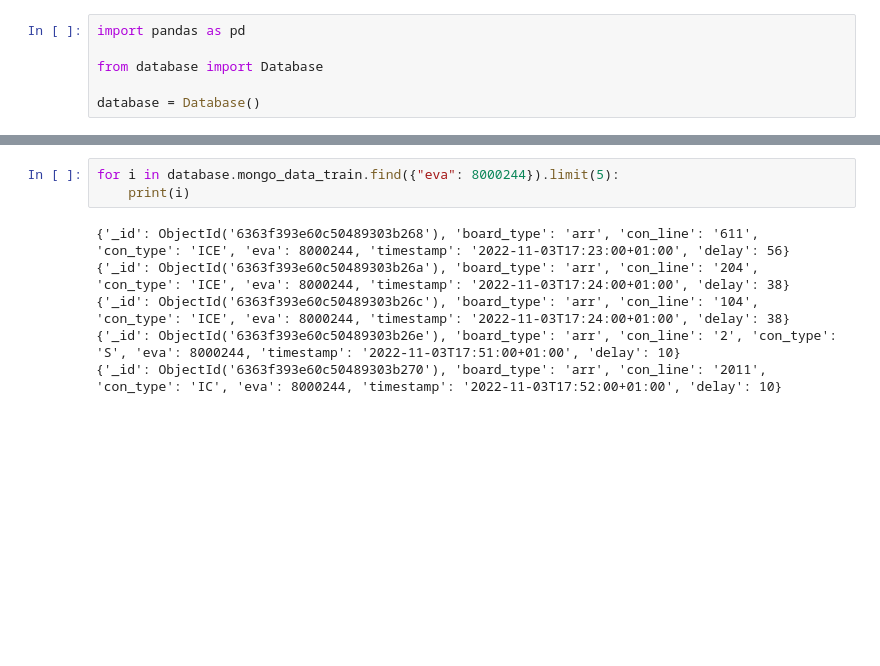
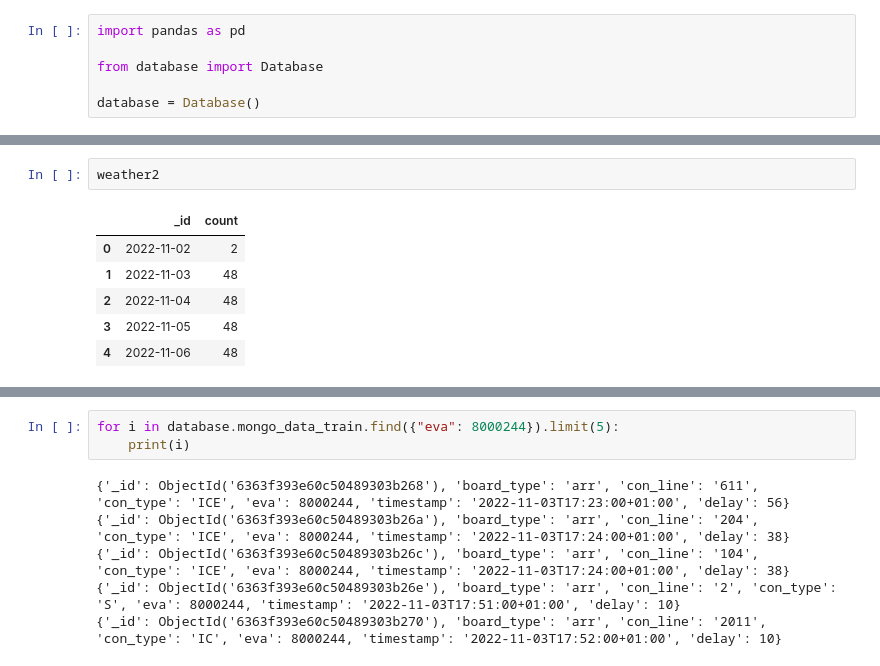
Before and after one commit to FrederikWolter/DBWeather, a Jupyter notebook: DBWeather.ipynb, the cells around one changed output, grey strips where cells are left out. Cells and saved outputs as stored; diff of their text form; blank space fills up the shorter version.

```diff
--- a/DBWeather.ipynb
+++ b/DBWeather.ipynb
@@ -22,0 +86,9 @@ database = Database()
+# %%
+weather2
+# %% [output]
+|  | _id | count |
+| 0 | 2022-11-02 | 2 |
+| 1 | 2022-11-03 | 48 |
+| 2 | 2022-11-04 | 48 |
+| 3 | 2022-11-05 | 48 |
+| 4 | 2022-11-06 | 48 |
```
Also changed, not shown: parts of 28 cells of this notebook.
